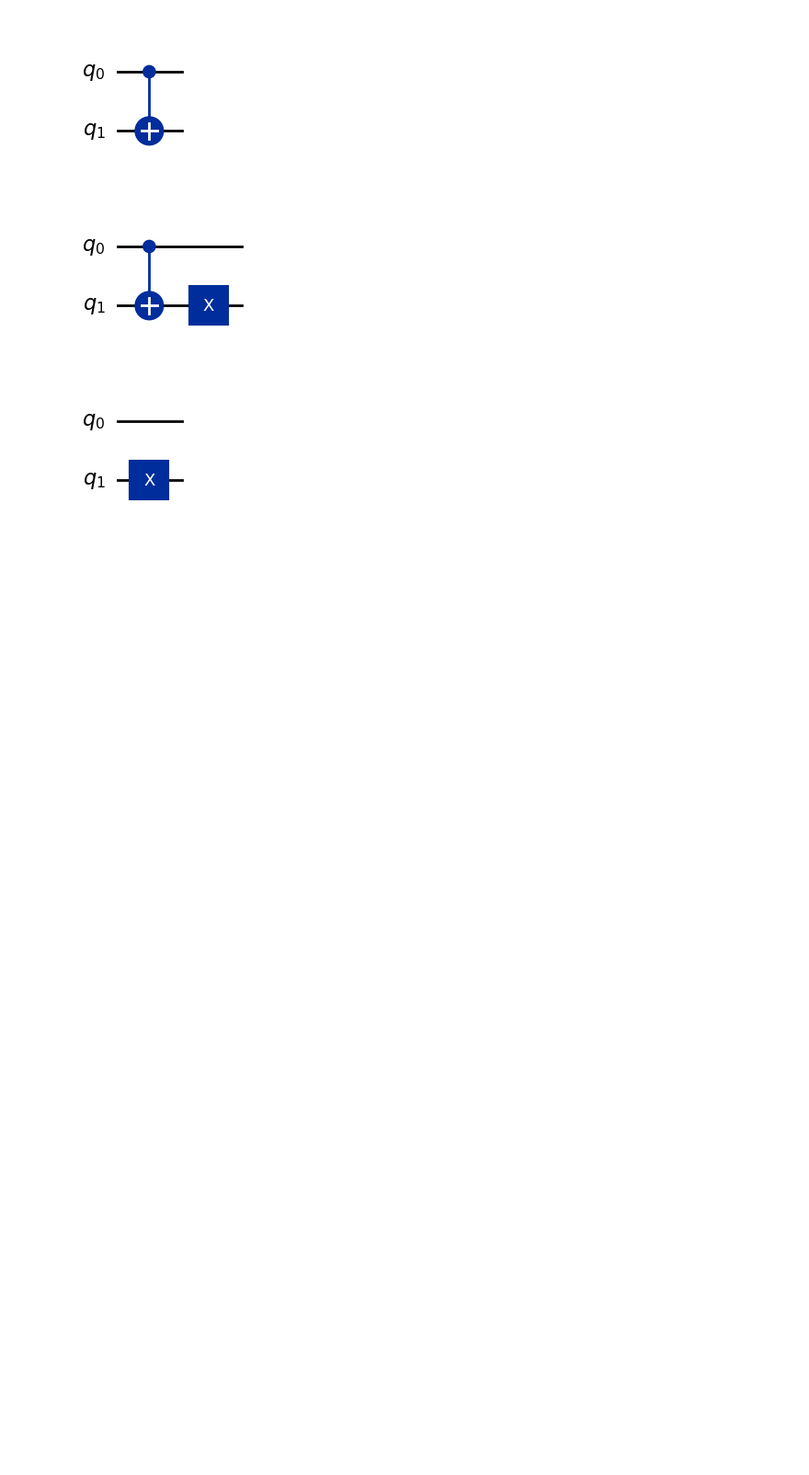
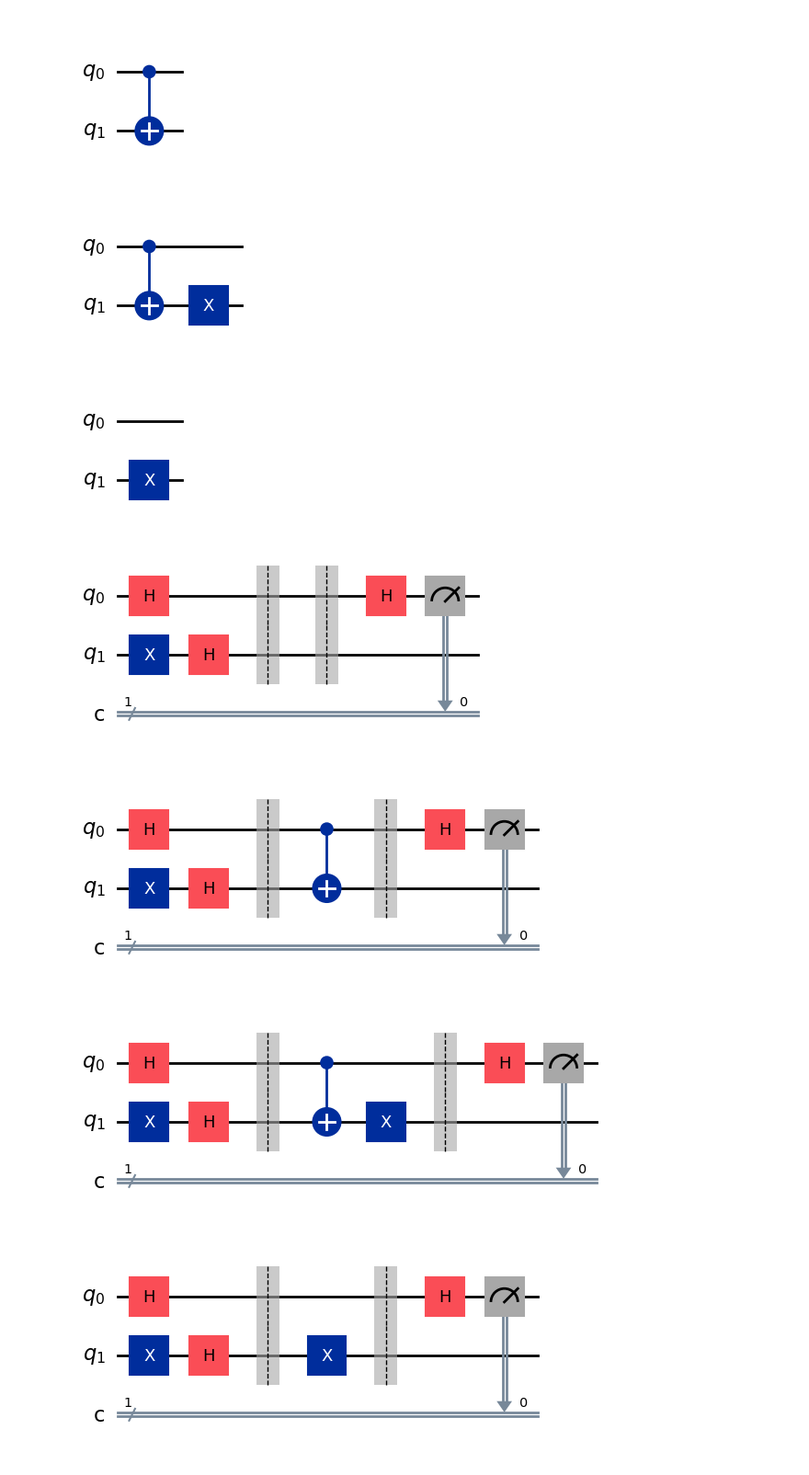
Before and after one commit to pri-2711/qiskit_codes, a Jupyter notebook: Qiskit_code_4.ipynb, the cells around one changed output. Shown at 92% size. Saved outputs shown, nothing was run; the diff lists cells and outputs as text; code cells hidden in the pictures; blank space fills up the shorter version.

Commit message:
Added Oracle function

```diff
--- a/Qiskit_code_4.ipynb
+++ b/Qiskit_code_4.ipynb
@@ -63,3 +63,30 @@ display(deutsch_algorithm(4).draw("mpl"))
 [figure]
 [figure]
 [figure]
+# %%
+#making the circuit with ORACLE function
+def compile_circuit(function: QuantumCircuit):
+  n=function.num_qubits-1 #removng the ancilla/output qubit
+  qc=QuantumCircuit(n+1,n)
+
+  #circuit
+  qc.x(n)
+  qc.h(range(n+1))
+  qc.barrier()
+  #Oracle function
+  qc.compose(function,inplace=True)
+  qc.barrier()
+  qc.h(range(n))
+  qc.measure(range(n),range(n))
+
+  return qc
+# %%
+display(compile_circuit(deutsch_algorithm(1)).draw("mpl"))
+display(compile_circuit(deutsch_algorithm(2)).draw("mpl"))
+display(compile_circuit(deutsch_algorithm(3)).draw("mpl"))
+display(compile_circuit(deutsch_algorithm(4)).draw("mpl"))
+# %% [output]
+[figure, added]
+[figure, added]
+[figure, added]
+[figure, added]
```
Also changed, not shown: parts of 1 cell of this notebook.
